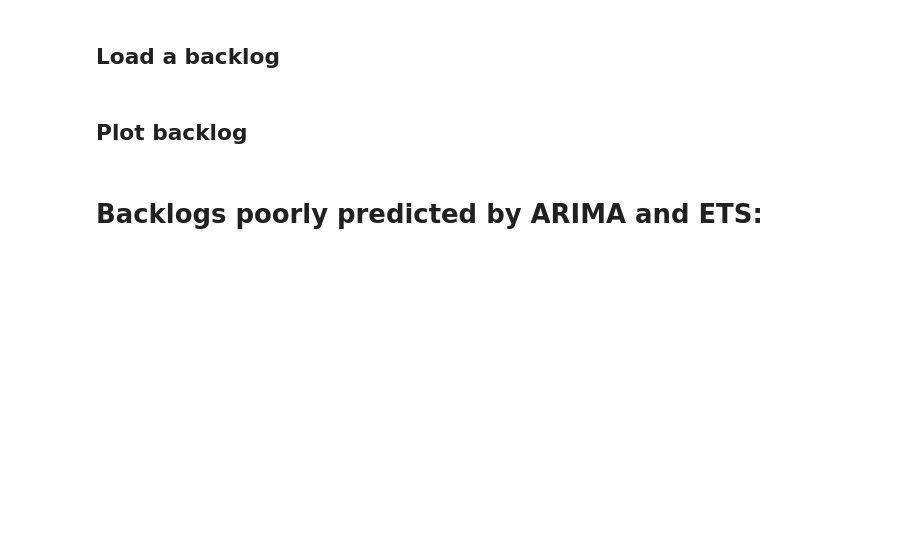
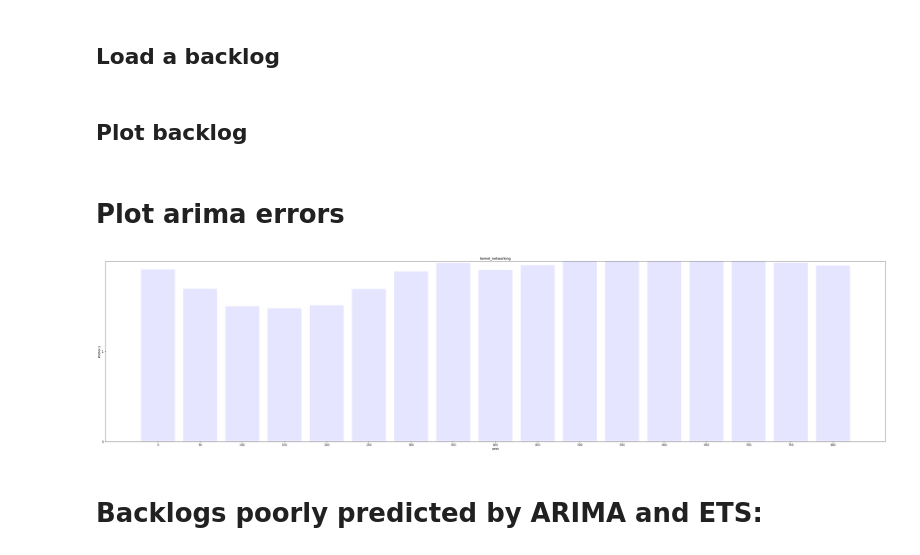
Before and after one commit to paulinaaniola/DefectBacklogPrediction, a Jupyter notebook: Plot defect backlogs.ipynb, the cells around one changed output. Cells and saved outputs as stored; diff of their text form; code cells hidden in the pictures; blank space fills up the shorter version.

```diff
--- a/Plot defect backlogs.ipynb
+++ b/Plot defect backlogs.ipynb
@@ -80,2 +81,4 @@ def plot_defect_backlog(product, y_intervals=50):
     plt.show()
     plt.close()
+# %% [markdown]
+# Plot arima errors
@@ -82,3 +143,7 @@ def plot_defect_backlog(product, y_intervals=50):
+# %%
+plot_errors(["kernel", "networking"])
+# %% [output]
+[figure, added]
 # %% [markdown]
 
  # Backlogs poorly predicted by ARIMA and ETS:
```
Also changed, not shown: parts of 6 cells of this notebook.
